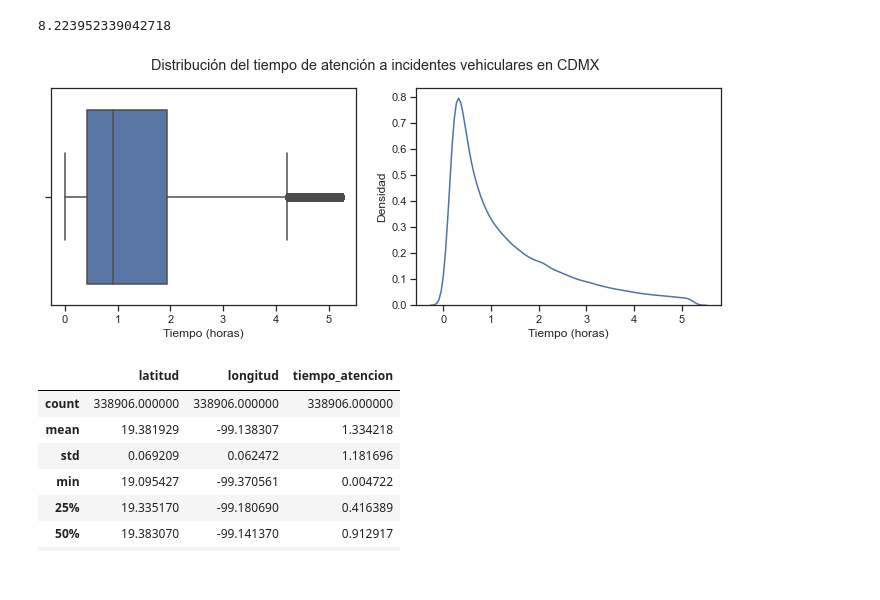
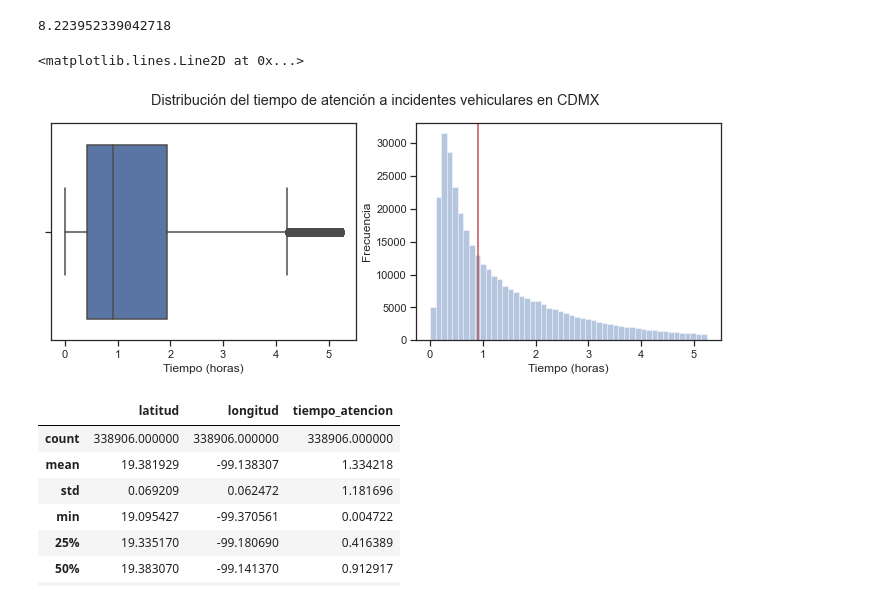
Before and after one commit to Mario-16180/BEDU-M4-DataAnalysisProject-CarAccidents, a Jupyter notebook: Fer.ipynb, the cells around one changed output. Cells and saved outputs as stored; diff of their text form; code cells hidden in the pictures.

```diff
--- a/Fer.ipynb
+++ b/Fer.ipynb
@@ -373,19 +373,21 @@ ta_filtered = df_filtered['tiempo_atencion']
 # %%
 fig, axs = plt.subplots(1, 2, sharey=False, sharex=False, figsize=(12,4))
 
 fig.suptitle('Distribución del tiempo de atención a incidentes vehiculares en CDMX')
 
 # Boxplot
 sns.boxplot(x=ta_filtered, ax=axs[0]);
 #.set_title('Distribuciones de alturas de atletas masculinos y femeninos', fontsize=13, pad=15);
 axs[0].set(xlabel='Tiempo (horas)');
 
 # Desnity plot
-sns.distplot(ta_filtered, hist=False, ax=axs[1]);
+sns.distplot(ta_filtered, kde=False, norm_hist=False, bins=50, ax=axs[1]);
 axs[1].set(xlabel='Tiempo (horas)');
-axs[1].set(ylabel='Densidad');
+axs[1].set(ylabel='Frecuencia');
+axs[1].axvline(ta_filtered.median(), color='r')
 # %% [output]
+<matplotlib.lines.Line2D at 0x...>
-[figure, old version]
+[figure, new version]
 # %%
 df_filtered.describe()
 # %% [output]
```
Also changed, not shown: parts of 29 cells of this notebook.
